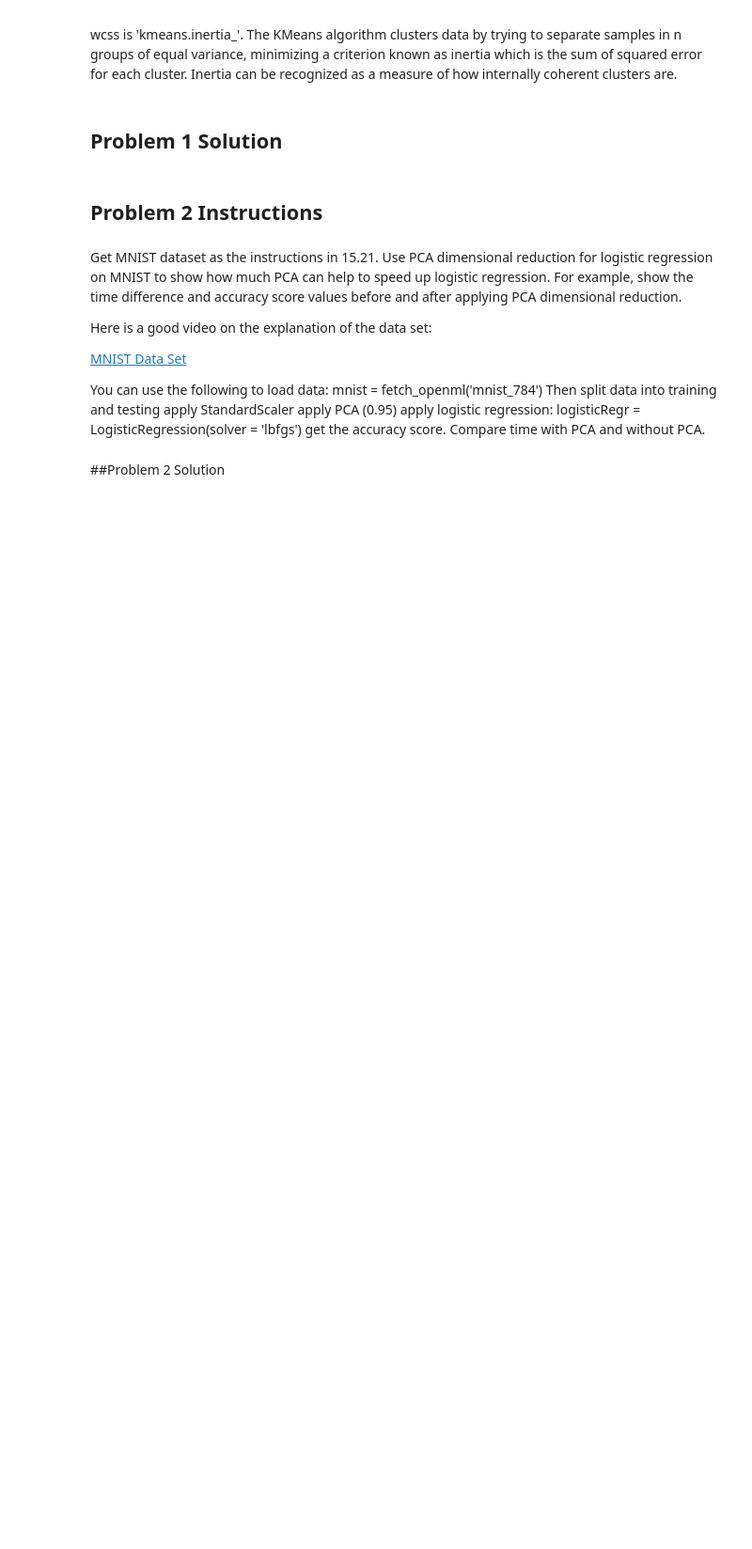
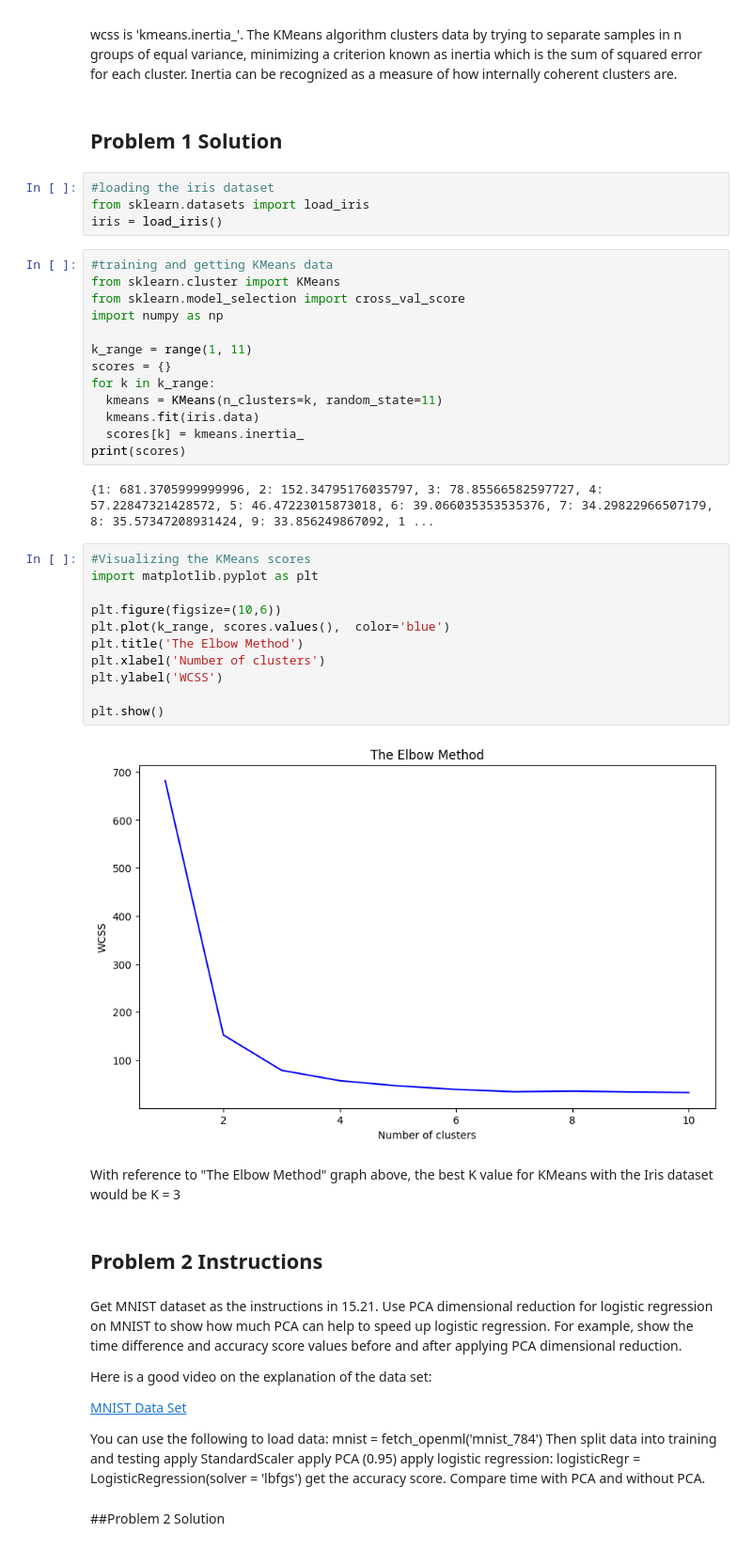
Before and after one commit to TristanDelgado/Intro-To-Machine-Learning, a Jupyter notebook: Homework_5.ipynb, the cells around one changed output. Shown at 94% size. Cells and saved outputs as stored; diff of their text form; blank space fills up the shorter version.

```diff
--- a/Homework_5.ipynb
+++ b/Homework_5.ipynb
@@ -20,6 +20,40 @@ Produce the following image:
 wcss is 'kmeans.inertia_'. The KMeans algorithm clusters data by trying to separate samples in n groups of equal variance, minimizing a criterion known as inertia which is the sum of squared error for each cluster.  Inertia can be recognized as a measure of how internally coherent clusters are.
 # %% [markdown]
 ## Problem 1 Solution
+# %%
+#loading the iris dataset
+from sklearn.datasets import load_iris
+iris = load_iris()
+# %%
+#training and getting KMeans data
+from sklearn.cluster import KMeans
+from sklearn.model_selection import cross_val_score
+import numpy as np
+
+k_range = range(1, 11)
+scores = {}
+for k in k_range:
+  kmeans = KMeans(n_clusters=k, random_state=11)
+  kmeans.fit(iris.data)
+  scores[k] = kmeans.inertia_
+print(scores)
+# %% [output]
+{1: 681.3705999999996, 2: 152.34795176035797, 3: 78.85566582597727, 4: 57.22847321428572, 5: 46.47223015873018, 6: 39.066035353535376, 7: 34.29822966507179, 8: 35.57347208931424, 9: 33.856249867092, 1 ...
+# %%
+#Visualizing the KMeans scores
+import matplotlib.pyplot as plt
+
+plt.figure(figsize=(10,6))
+plt.plot(k_range, scores.values(),  color='blue')
+plt.title('The Elbow Method')
+plt.xlabel('Number of clusters')
+plt.ylabel('WCSS')
+
+plt.show()
+# %% [output]
+[figure, added]
+# %% [markdown]
+With reference to "The Elbow Method" graph above, the best K value for KMeans with the Iris dataset would be K = 3
 # %% [markdown]
 ## Problem 2 Instructions
 # %% [markdown]
```
